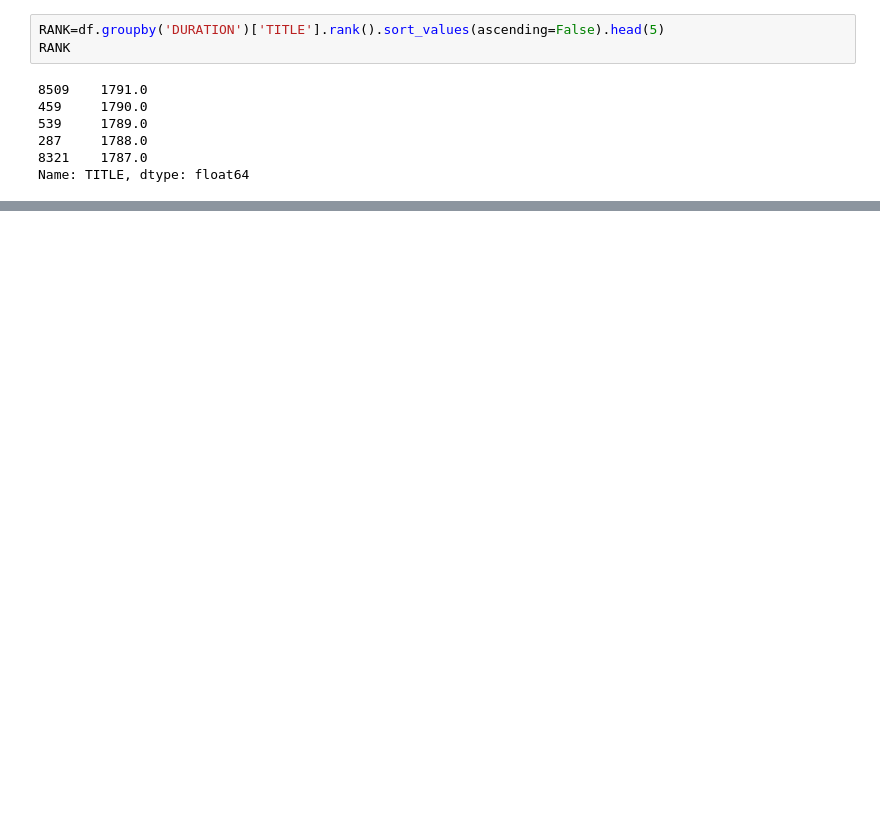
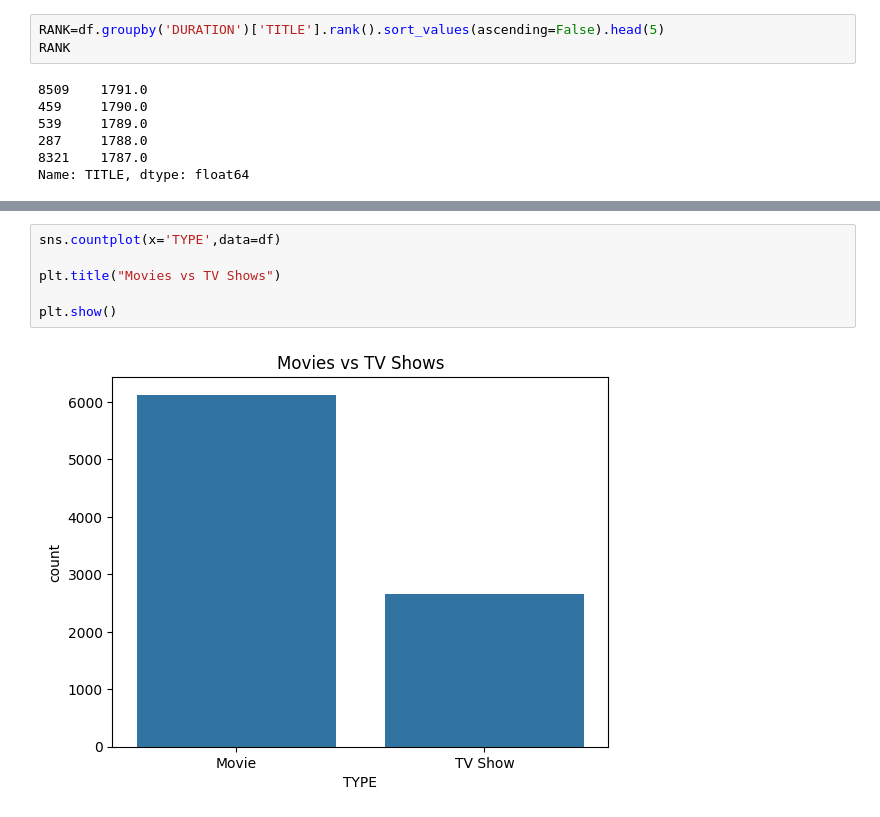
Before and after one commit to ShlokGadhave/Netflix, a Jupyter notebook: main.ipynb, the cells around one changed output, grey strips where cells are left out. Cells and saved outputs as stored; diff of their text form; blank space fills up the shorter version.

```diff
--- a/main.ipynb
+++ b/main.ipynb
@@ -375,0 +383,8 @@ Name: TITLE, dtype: float64
+# %%
+sns.countplot(x='TYPE',data=df)
+
+plt.title("Movies vs TV Shows")
+
+plt.show()
+# %% [output]
+[figure, added]
```
Also changed, not shown: parts of 11 cells of this notebook.
